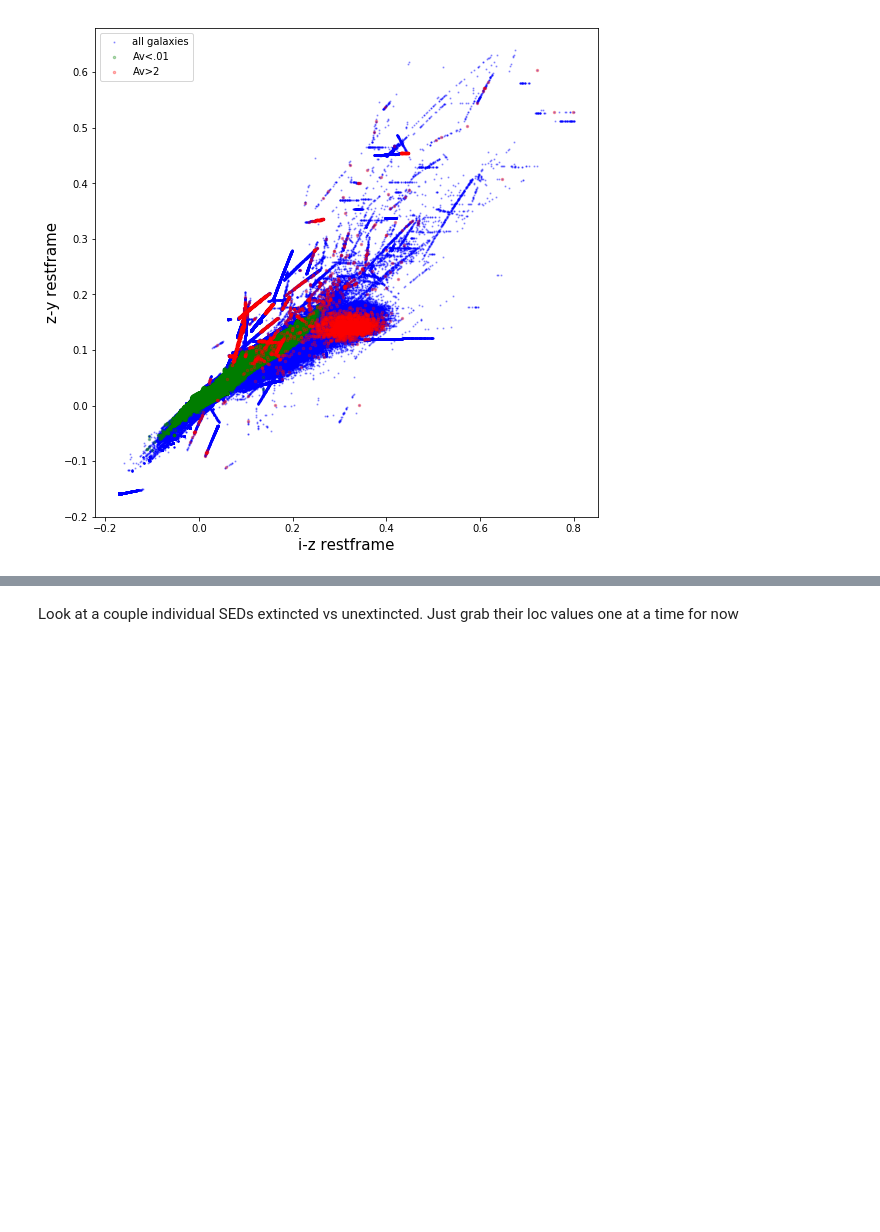
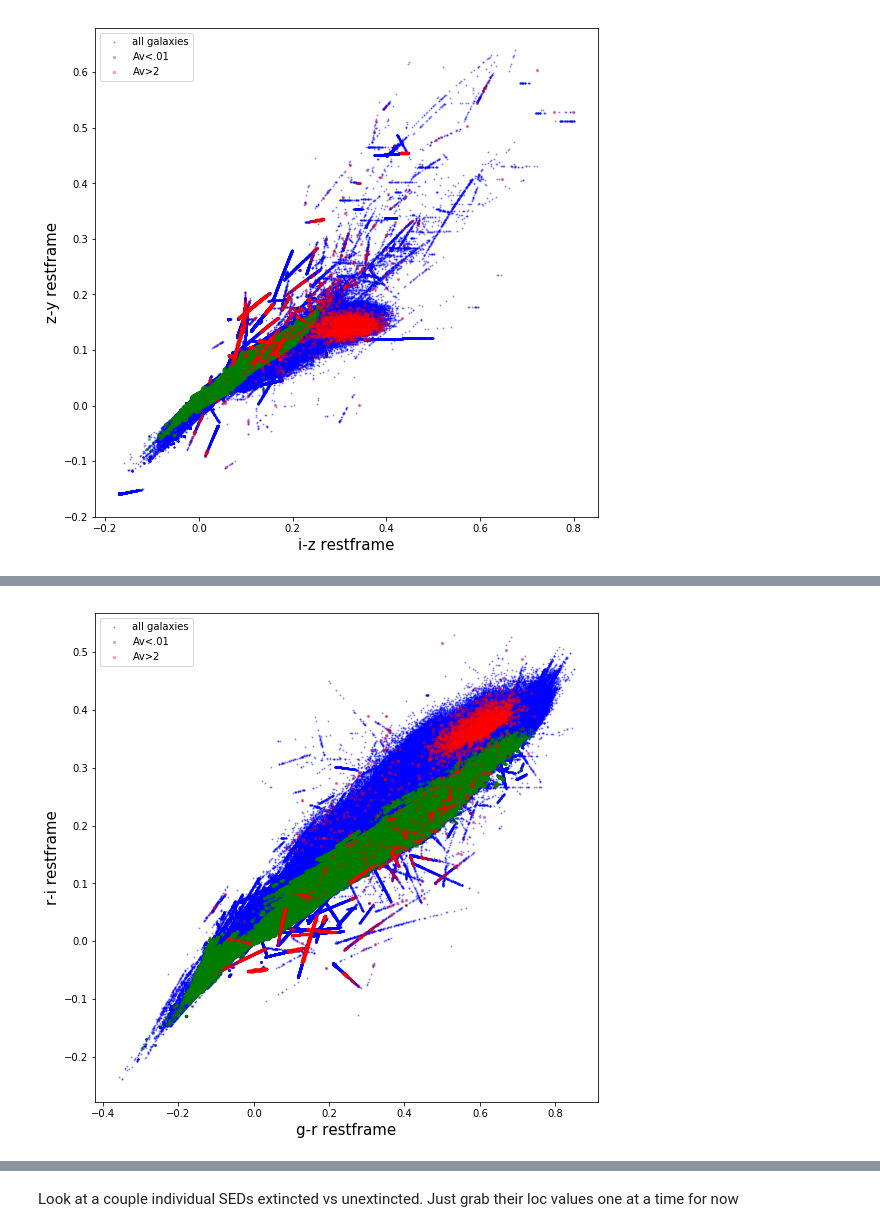
Before and after one commit to LSSTDESC/pz_pdf, a Jupyter notebook: doc/notebooks/Test_ext_vs_unext_vs_dustmodels.ipynb, the cells around one changed output, grey strips where cells are left out. Saved outputs shown, nothing was run; the diff lists cells and outputs as text; code cells hidden in the pictures; blank space fills up the shorter version.

```diff
--- a/doc/notebooks/Test_ext_vs_unext_vs_dustmodels.ipynb
+++ b/doc/notebooks/Test_ext_vs_unext_vs_dustmodels.ipynb
@@ -146,0 +162,13 @@ Yep, the highest extinction objects occupy this same area of color space, could
+# %%
+fig = plt.figure(figsize=(9,9))
+plt.scatter(g_r,r_i,marker='.',s=5,c='b',label = "all galaxies",alpha=0.3)
+plt.scatter(lowavdf['Mag_true_g_lsst_z0']-lowavdf['Mag_true_r_lsst_z0'],
+            lowavdf['Mag_true_r_lsst_z0']-lowavdf['Mag_true_i_lsst_z0'],marker = '.',s=25,c='g',label="Av<.01",alpha=0.3 )
+plt.scatter(avdf['Mag_true_g_lsst_z0']-avdf['Mag_true_r_lsst_z0'],
+            avdf['Mag_true_r_lsst_z0']-avdf['Mag_true_i_lsst_z0'],marker = '.',s=25,c='r',label="Av>2",alpha=0.3 )
+plt.legend(loc='upper left',fontsize=10)
+plt.xlabel("g-r restframe",fontsize=15)
+plt.ylabel("r-i restframe",fontsize=15)
+plt.savefig("ri_gr_rest_Avcoded.jpg",fmt="jpg")
+# %% [output]
+[figure, added]
```
Also changed, not shown: parts of 10 cells of this notebook.
